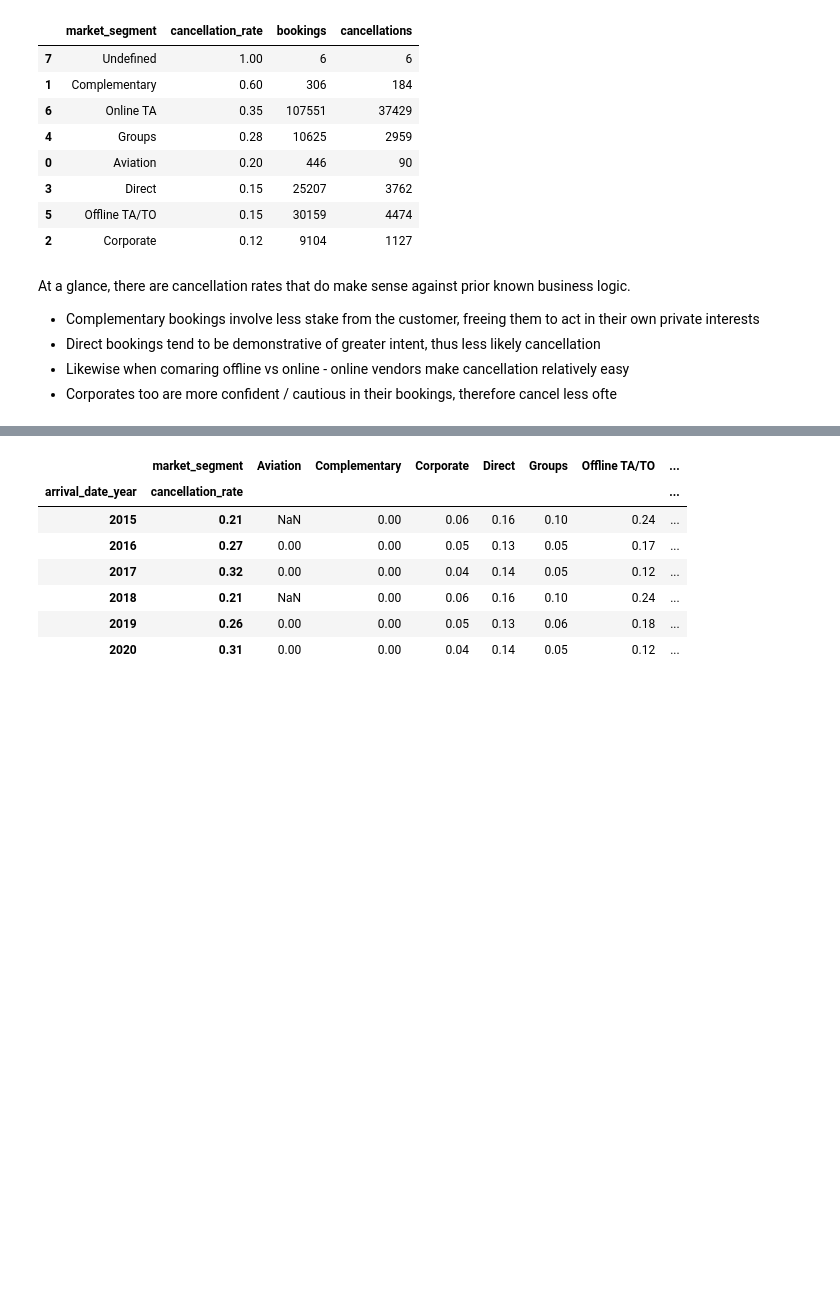
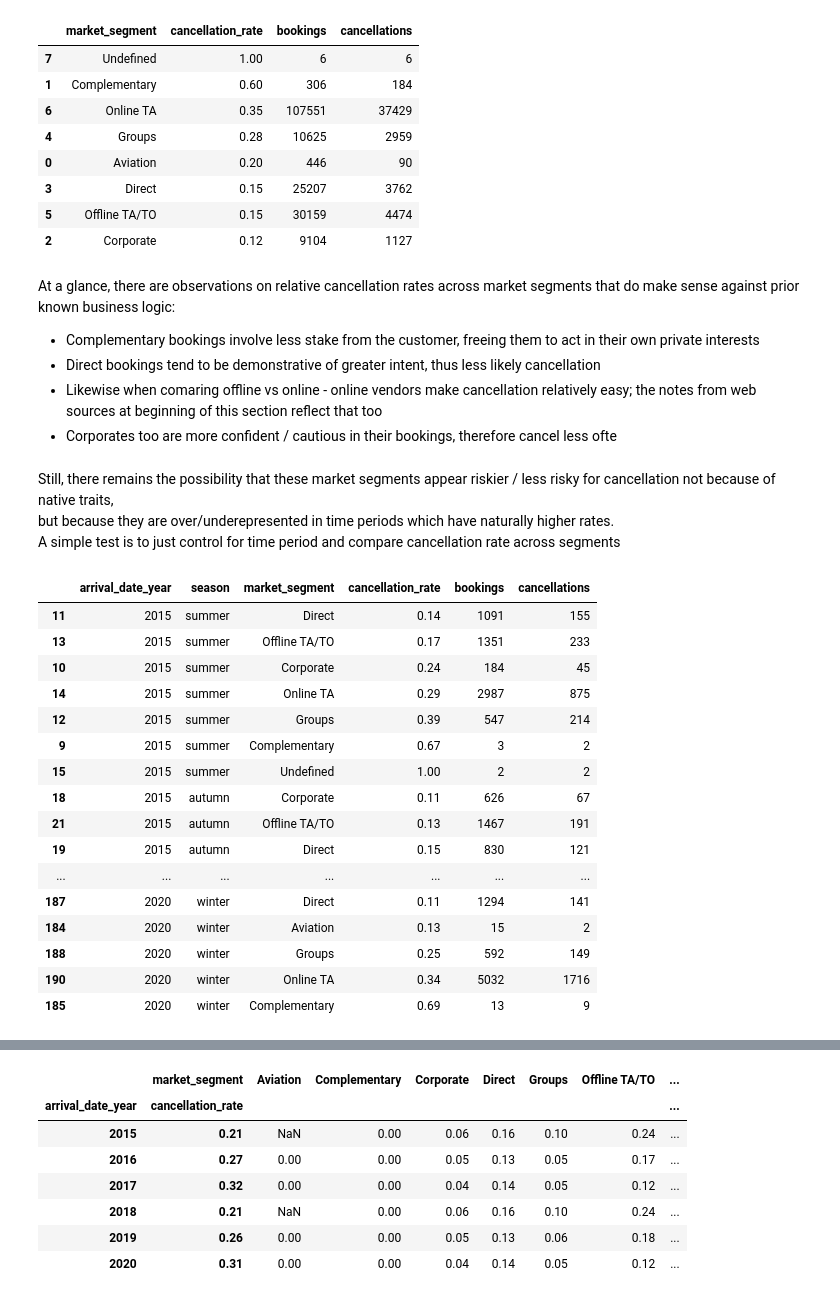
Before and after one commit to dngsus/data_analysis, a Jupyter notebook: 01 Hotel Bookings/01 Hotel v01.ipynb, the cells around one changed output, grey strips where cells are left out. Drawn from its saved outputs; the diff is of its cells as text; code cells hidden in the pictures; blank space fills up the shorter version.

```diff
--- a/01 Hotel Bookings/01 Hotel v01.ipynb
+++ b/01 Hotel Bookings/01 Hotel v01.ipynb
@@ -1007,8 +970,41 @@ df_segment_cancellations_basic
 | 5 | Offline TA/TO | 0.15 | 30159 | 4474 |
 | 2 | Corporate | 0.12 | 9104 | 1127 |
 # %% [markdown]
-At a glance, there are cancellation rates that do make sense against prior known business logic.
+At a glance, there are observations on relative cancellation rates across market segments that do make sense against prior known business logic:
 - Complementary bookings involve less stake from the customer, freeing them to act in their own private interests
 - Direct bookings tend to be demonstrative of greater intent, thus less likely cancellation
-- Likewise when comaring offline vs online - online vendors make cancellation relatively easy
+- Likewise when comaring offline vs online - online vendors make cancellation relatively easy; the notes from web sources at beginning of this section reflect that too
 - Corporates too are more confident / cautious in their bookings, therefore cancel less ofte
+# %% [markdown]
+Still, there remains the possibility that these market segments appear riskier / less risky for cancellation not because of native traits,<br>
+but because they are over/underepresented in time periods which have naturally higher rates.<br>
+A simple test is to just control for time period and compare cancellation rate across segments
+# %%
+pd.set_option('display.max_rows', 200)
+df_segment_cancellations = df_main.groupby(["arrival_date_year", "season", "market_segment"]).size().reset_index().rename(columns = {0 : "bookings"})
+
+df_segment_cancellations2 = df_main[["arrival_date_year", "season", "market_segment", "is_canceled"]].groupby(["arrival_date_year", "season", "market_segment"])["is_canceled"].sum().reset_index().rename(columns = {"is_canceled" : "cancellations"})
+
+df_segment_cancellations = df_segment_cancellations.merge(df_segment_cancellations2, on = ["arrival_date_year", "season", "market_segment"])
+
+df_segment_cancellations["cancellation_rate"] = df_segment_cancellations["cancellations"] / df_segment_cancellations["bookings"]
+df_segment_cancellations = df_segment_cancellations[["arrival_date_year", "season", "market_segment", "cancellation_rate", "bookings", "cancellations"]]
+df_segment_cancellations[df_segment_cancellations["bookings"] > 0].sort_values(by = ["arrival_date_year", "season", "cancellation_rate", "market_segment"])
+# %% [output]
+|  | arrival_date_year | season | market_segment | cancellation_rate | bookings | cancellations |
+| 11 | 2015 | summer | Direct | 0.14 | 1091 | 155 |
+| 13 | 2015 | summer | Offline TA/TO | 0.17 | 1351 | 233 |
+| 10 | 2015 | summer | Corporate | 0.24 | 184 | 45 |
+| 14 | 2015 | summer | Online TA | 0.29 | 2987 | 875 |
+| 12 | 2015 | summer | Groups | 0.39 | 547 | 214 |
+| 9 | 2015 | summer | Complementary | 0.67 | 3 | 2 |
+| 15 | 2015 | summer | Undefined | 1.00 | 2 | 2 |
+| 18 | 2015 | autumn | Corporate | 0.11 | 626 | 67 |
+| 21 | 2015 | autumn | Offline TA/TO | 0.13 | 1467 | 191 |
+| 19 | 2015 | autumn | Direct | 0.15 | 830 | 121 |
+| ... | ... | ... | ... | ... | ... | ... |
+| 187 | 2020 | winter | Direct | 0.11 | 1294 | 141 |
+| 184 | 2020 | winter | Aviation | 0.13 | 15 | 2 |
+| 188 | 2020 | winter | Groups | 0.25 | 592 | 149 |
+| 190 | 2020 | winter | Online TA | 0.34 | 5032 | 1716 |
+| 185 | 2020 | winter | Complementary | 0.69 | 13 | 9 |
```
Also changed, not shown: parts of 129 cells of this notebook.
